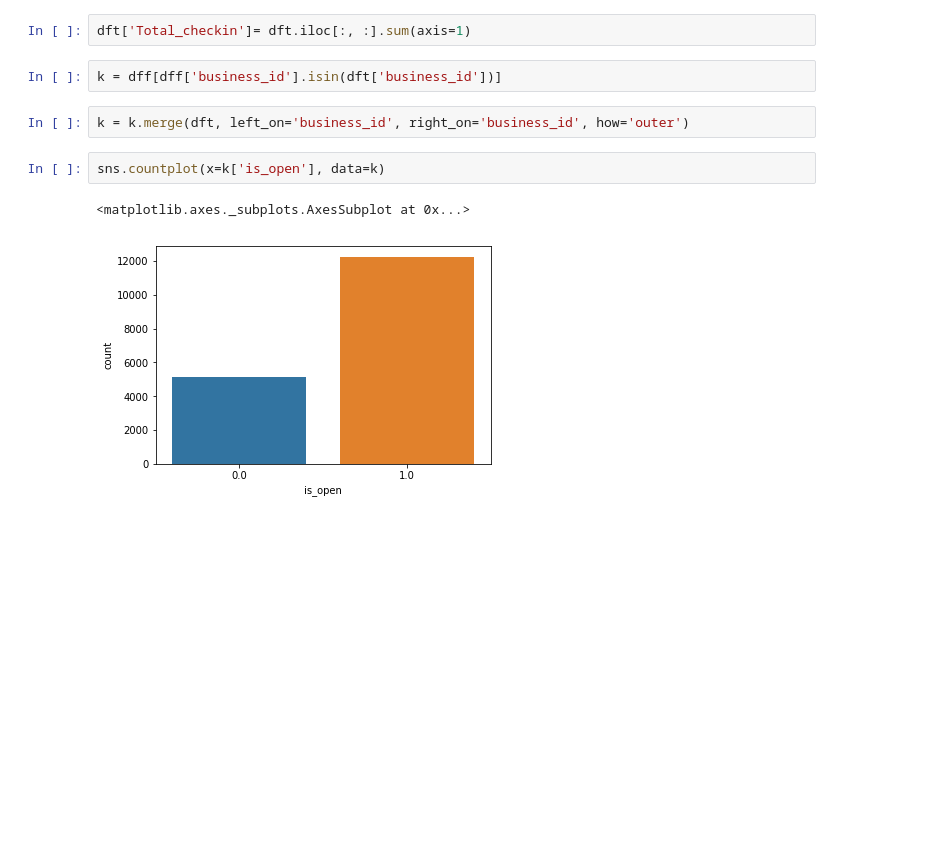
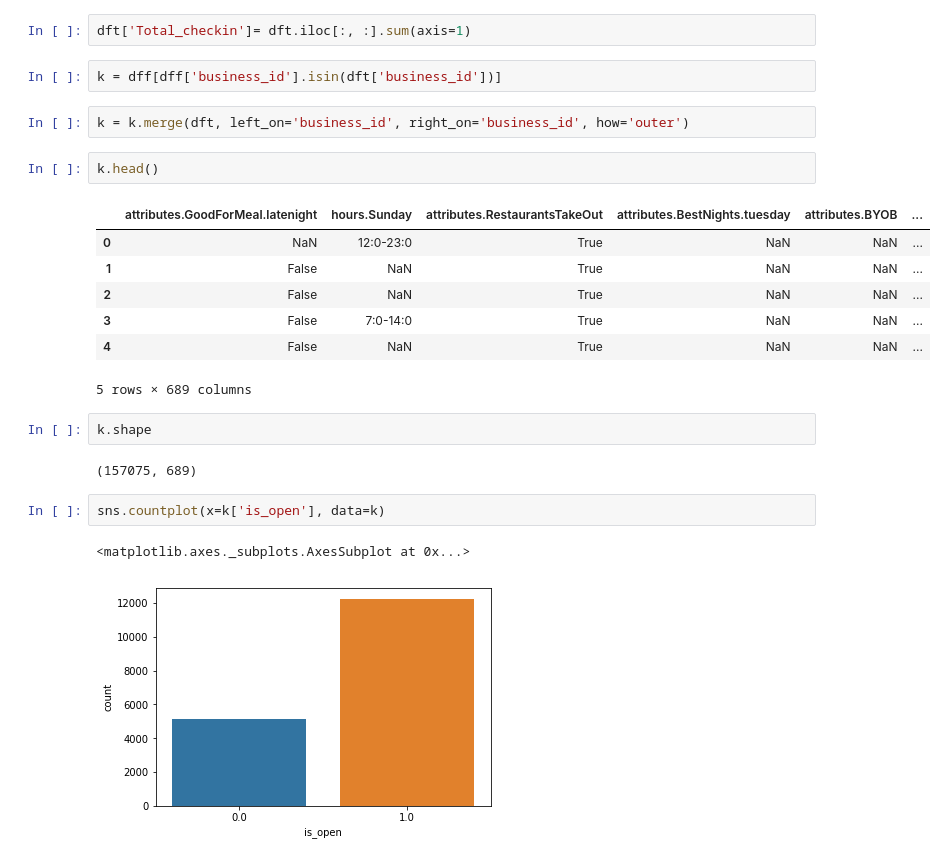
Before and after one commit to Aprendizado-de-Maquina-2018-2/trabalho3, a Jupyter notebook: Business.ipynb, the cells around one changed output. Drawn from its saved outputs; the diff is of its cells as text; blank space fills up the shorter version.

```diff
--- a/Business.ipynb
+++ b/Business.ipynb
@@ -94,6 +99,20 @@ dft['Total_checkin']= dft.iloc[:, :].sum(axis=1)
 k = dff[dff['business_id'].isin(dft['business_id'])]
 # %%
 k = k.merge(dft, left_on='business_id', right_on='business_id', how='outer')
+# %%
+k.head()
+# %% [output]
+|  | attributes.GoodForMeal.latenight | hours.Sunday | attributes.RestaurantsTakeOut | attributes.BestNights.tuesday | attributes.BYOB | ... |
+| 0 | NaN | 12:0-23:0 | True | NaN | NaN | ... |
+| 1 | False | NaN | True | NaN | NaN | ... |
+| 2 | False | NaN | True | NaN | NaN | ... |
+| 3 | False | 7:0-14:0 | True | NaN | NaN | ... |
+| 4 | False | NaN | True | NaN | NaN | ... |
+5 rows × 689 columns
+# %%
+k.shape
+# %% [output]
+(157075, 689)
 # %%
 sns.countplot(x=k['is_open'], data=k)
 # %% [output]
```
Also changed, not shown: parts of 3 cells of this notebook.
